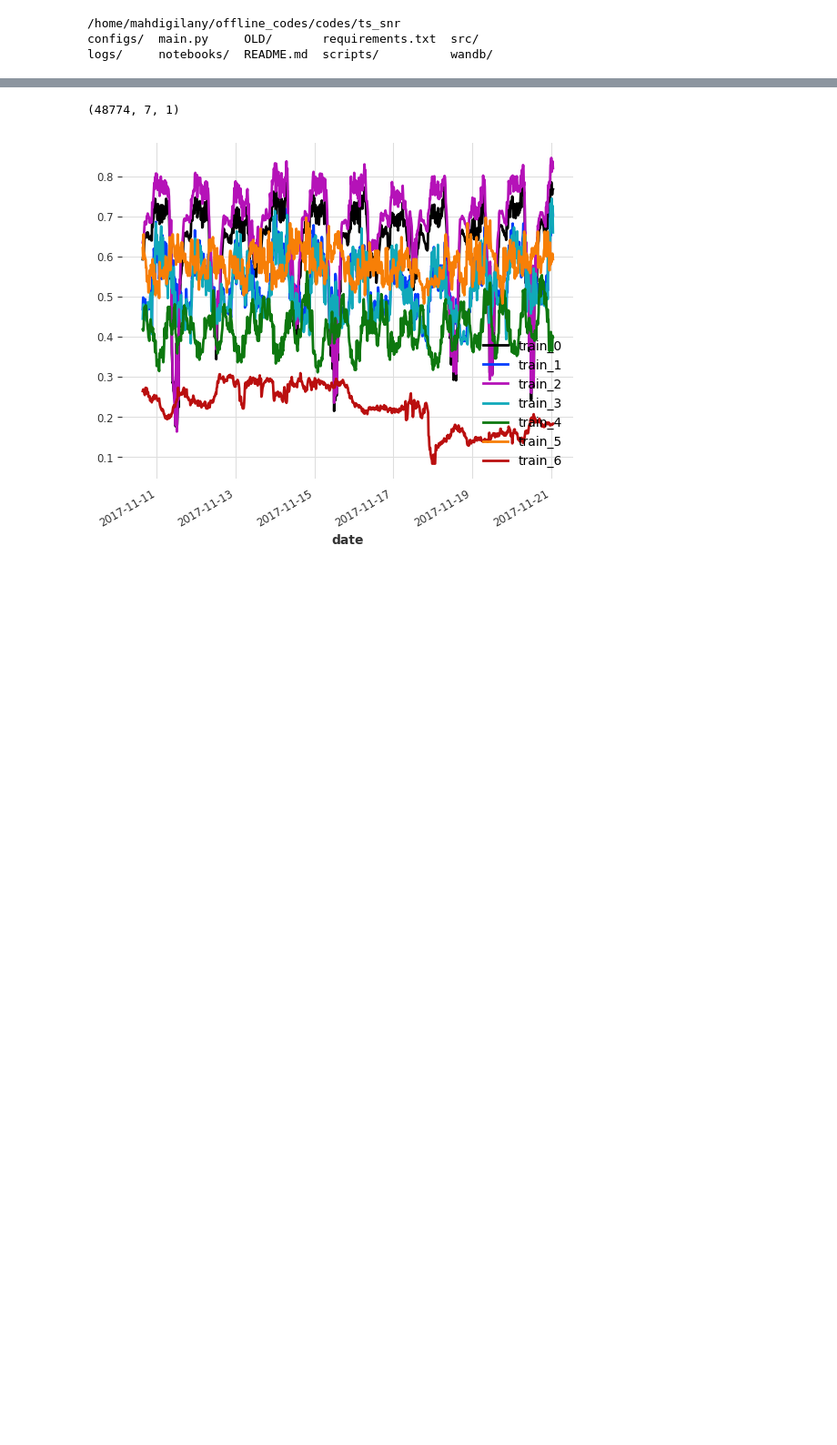
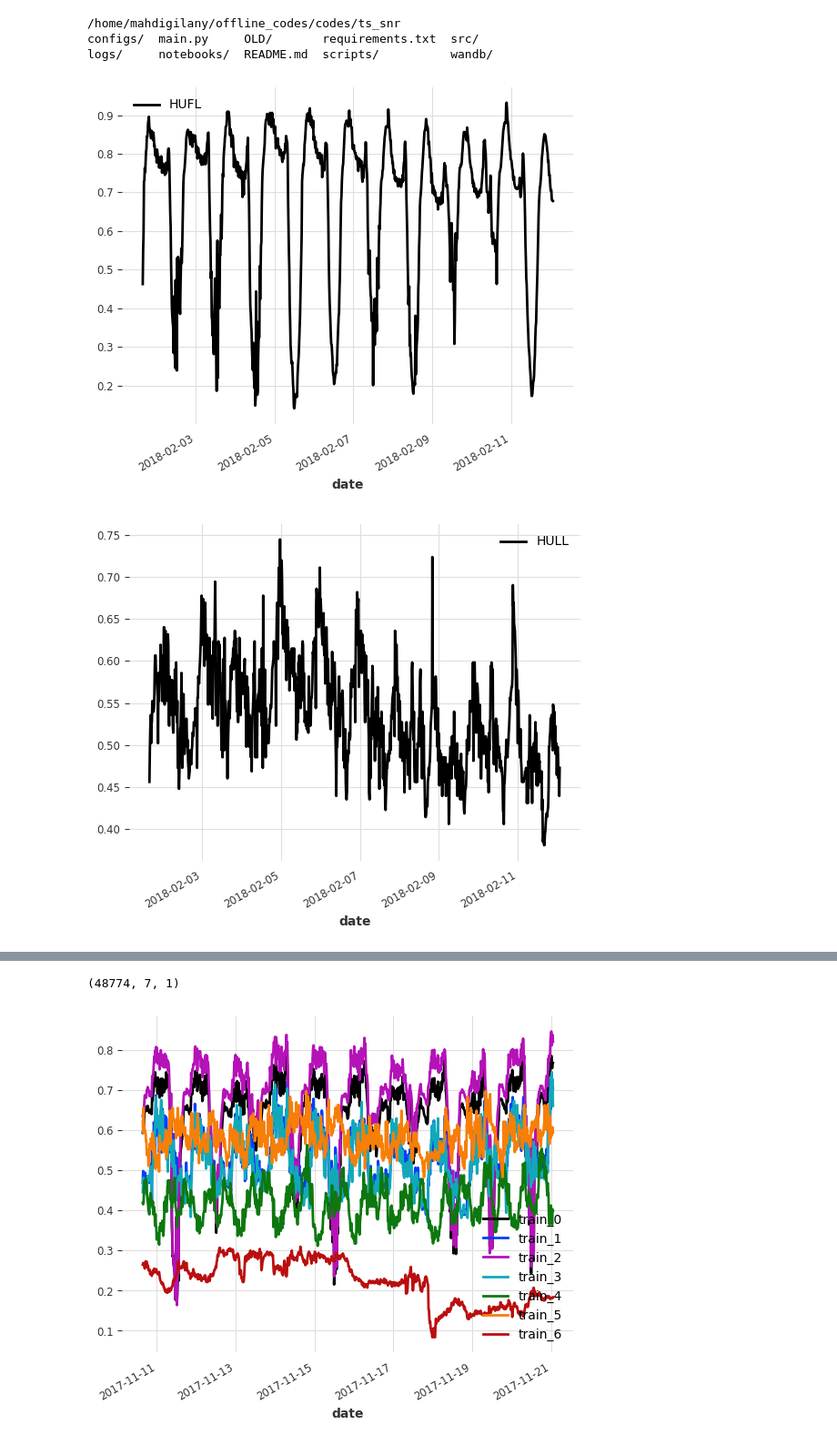
Before and after one commit to MahdiGilany/ts_snr, a Jupyter notebook: notebooks/1_Darts_new_datasets_Mahdi_23_6.ipynb, the cells around one changed output, grey strips where cells are left out. Shown at 91% size. Cells and saved outputs as stored; diff of their text form; code cells hidden in the pictures; blank space fills up the shorter version.

```diff
--- a/notebooks/1_Darts_new_datasets_Mahdi_23_6.ipynb
+++ b/notebooks/1_Darts_new_datasets_Mahdi_23_6.ipynb
@@ -16,3 +16,11 @@ logs/     notebooks/  README.md  scripts/          wandb/
 # %%
 from src.data.registry.data_registry import create_dataset
 data_series = create_dataset('ettm1') # TimeSeries class object
+# %%
+test = data_series.test_series[:1000]
+
+for component in test.components:
+    test[component].plot(label=component)
+# %% [output]
+[figure, added]
+[figure, added]
```
Also changed, not shown: parts of 1 cell of this notebook, 4 other files.
